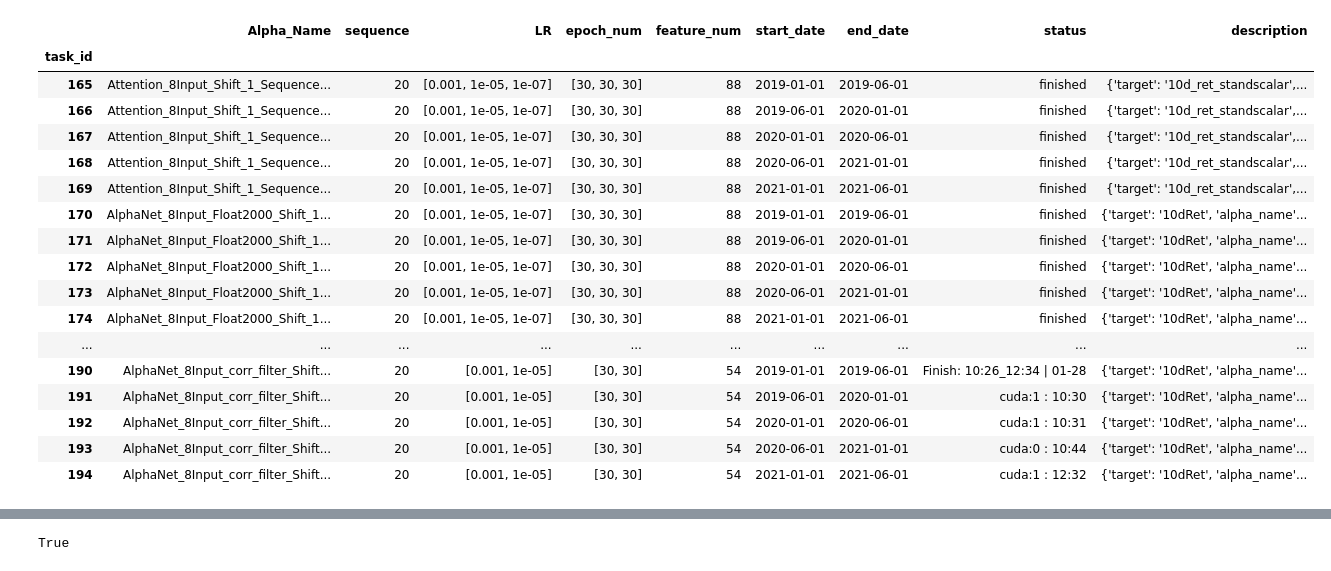
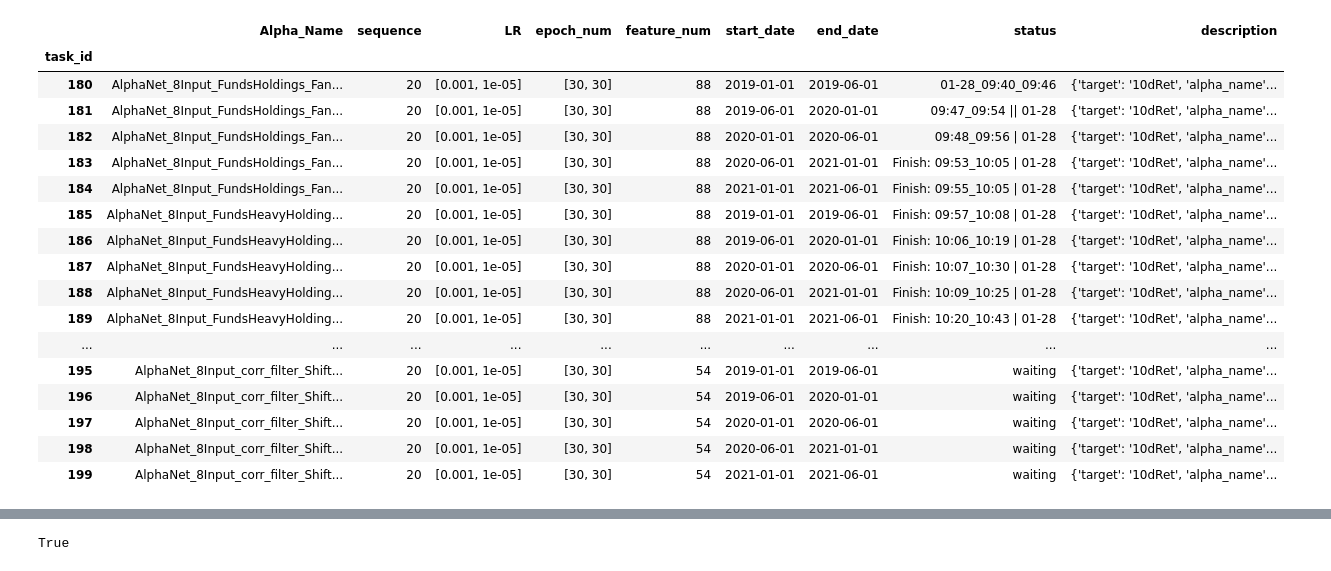
Before and after one commit to June24-Wu/Shannon, a Jupyter notebook: AlphaNet/Code Example/Task Monitoring.ipynb, the cells around one changed output, grey strips where cells are left out. Drawn from its saved outputs; the diff is of its cells as text; code cells hidden in the pictures.

```diff
--- a/AlphaNet/Code Example/Task Monitoring.ipynb
+++ b/AlphaNet/Code Example/Task Monitoring.ipynb
@@ -36,24 +35,24 @@ task_info["Task"]
 # %%
-task_info["Task"][-30:]
+task_info["Task"][-20:]
 # %% [output]
 |  | Alpha_Name | sequence | LR | epoch_num | feature_num | start_date | end_date | status | description |
 | task_id |  |  |  |  |  |  |  |  |  |
-| 165 | Attention_8Input_Shift_1_Sequence... | 20 | [0.001, 1e-05, 1e-07] | [30, 30, 30] | 88 | 2019-01-01 | 2019-06-01 | finished | {'target': '10d_ret_standscalar',... |
-| 166 | Attention_8Input_Shift_1_Sequence... | 20 | [0.001, 1e-05, 1e-07] | [30, 30, 30] | 88 | 2019-06-01 | 2020-01-01 | finished | {'target': '10d_ret_standscalar',... |
-| 167 | Attention_8Input_Shift_1_Sequence... | 20 | [0.001, 1e-05, 1e-07] | [30, 30, 30] | 88 | 2020-01-01 | 2020-06-01 | finished | {'target': '10d_ret_standscalar',... |
-| 168 | Attention_8Input_Shift_1_Sequence... | 20 | [0.001, 1e-05, 1e-07] | [30, 30, 30] | 88 | 2020-06-01 | 2021-01-01 | finished | {'target': '10d_ret_standscalar',... |
-| 169 | Attention_8Input_Shift_1_Sequence... | 20 | [0.001, 1e-05, 1e-07] | [30, 30, 30] | 88 | 2021-01-01 | 2021-06-01 | finished | {'target': '10d_ret_standscalar',... |
-| 170 | AlphaNet_8Input_Float2000_Shift_1... | 20 | [0.001, 1e-05, 1e-07] | [30, 30, 30] | 88 | 2019-01-01 | 2019-06-01 | finished | {'target': '10dRet', 'alpha_name'... |
-| 171 | AlphaNet_8Input_Float2000_Shift_1... | 20 | [0.001, 1e-05, 1e-07] | [30, 30, 30] | 88 | 2019-06-01 | 2020-01-01 | finished | {'target': '10dRet', 'alpha_name'... |
-| 172 | AlphaNet_8Input_Float2000_Shift_1... | 20 | [0.001, 1e-05, 1e-07] | [30, 30, 30] | 88 | 2020-01-01 | 2020-06-01 | finished | {'target': '10dRet', 'alpha_name'... |
-| 173 | AlphaNet_8Input_Float2000_Shift_1... | 20 | [0.001, 1e-05, 1e-07] | [30, 30, 30] | 88 | 2020-06-01 | 2021-01-01 | finished | {'target': '10dRet', 'alpha_name'... |
-| 174 | AlphaNet_8Input_Float2000_Shift_1... | 20 | [0.001, 1e-05, 1e-07] | [30, 30, 30] | 88 | 2021-01-01 | 2021-06-01 | finished | {'target': '10dRet', 'alpha_name'... |
+| 180 | AlphaNet_8Input_FundsHoldings_Fan... | 20 | [0.001, 1e-05] | [30, 30] | 88 | 2019-01-01 | 2019-06-01 | 01-28_09:40_09:46 | {'target': '10dRet', 'alpha_name'... |
+| 181 | AlphaNet_8Input_FundsHoldings_Fan... | 20 | [0.001, 1e-05] | [30, 30] | 88 | 2019-06-01 | 2020-01-01 | 09:47_09:54 || 01-28 | {'target': '10dRet', 'alpha_name'... |
+| 182 | AlphaNet_8Input_FundsHoldings_Fan... | 20 | [0.001, 1e-05] | [30, 30] | 88 | 2020-01-01 | 2020-06-01 | 09:48_09:56 | 01-28 | {'target': '10dRet', 'alpha_name'... |
+| 183 | AlphaNet_8Input_FundsHoldings_Fan... | 20 | [0.001, 1e-05] | [30, 30] | 88 | 2020-06-01 | 2021-01-01 | Finish: 09:53_10:05 | 01-28 | {'target': '10dRet', 'alpha_name'... |
+| 184 | AlphaNet_8Input_FundsHoldings_Fan... | 20 | [0.001, 1e-05] | [30, 30] | 88 | 2021-01-01 | 2021-06-01 | Finish: 09:55_10:05 | 01-28 | {'target': '10dRet', 'alpha_name'... |
+| 185 | AlphaNet_8Input_FundsHeavyHolding... | 20 | [0.001, 1e-05] | [30, 30] | 88 | 2019-01-01 | 2019-06-01 | Finish: 09:57_10:08 | 01-28 | {'target': '10dRet', 'alpha_name'... |
+| 186 | AlphaNet_8Input_FundsHeavyHolding... | 20 | [0.001, 1e-05] | [30, 30] | 88 | 2019-06-01 | 2020-01-01 | Finish: 10:06_10:19 | 01-28 | {'target': '10dRet', 'alpha_name'... |
+| 187 | AlphaNet_8Input_FundsHeavyHolding... | 20 | [0.001, 1e-05] | [30, 30] | 88 | 2020-01-01 | 2020-06-01 | Finish: 10:07_10:30 | 01-28 | {'target': '10dRet', 'alpha_name'... |
+| 188 | AlphaNet_8Input_FundsHeavyHolding... | 20 | [0.001, 1e-05] | [30, 30] | 88 | 2020-06-01 | 2021-01-01 | Finish: 10:09_10:25 | 01-28 | {'target': '10dRet', 'alpha_name'... |
+| 189 | AlphaNet_8Input_FundsHeavyHolding... | 20 | [0.001, 1e-05] | [30, 30] | 88 | 2021-01-01 | 2021-06-01 | Finish: 10:20_10:43 | 01-28 | {'target': '10dRet', 'alpha_name'... |
 | ... | ... | ... | ... | ... | ... | ... | ... | ... | ... |
-| 190 | AlphaNet_8Input_corr_filter_Shift... | 20 | [0.001, 1e-05] | [30, 30] | 54 | 2019-01-01 | 2019-06-01 | Finish: 10:26_12:34 | 01-28 | {'target': '10dRet', 'alpha_name'... |
-| 191 | AlphaNet_8Input_corr_filter_Shift... | 20 | [0.001, 1e-05] | [30, 30] | 54 | 2019-06-01 | 2020-01-01 | cuda:1 : 10:30 | {'target': '10dRet', 'alpha_name'... |
-| 192 | AlphaNet_8Input_corr_filter_Shift... | 20 | [0.001, 1e-05] | [30, 30] | 54 | 2020-01-01 | 2020-06-01 | cuda:1 : 10:31 | {'target': '10dRet', 'alpha_name'... |
-| 193 | AlphaNet_8Input_corr_filter_Shift... | 20 | [0.001, 1e-05] | [30, 30] | 54 | 2020-06-01 | 2021-01-01 | cuda:0 : 10:44 | {'target': '10dRet', 'alpha_name'... |
-| 194 | AlphaNet_8Input_corr_filter_Shift... | 20 | [0.001, 1e-05] | [30, 30] | 54 | 2021-01-01 | 2021-06-01 | cuda:1 : 12:32 | {'target': '10dRet', 'alpha_name'... |
+| 195 | AlphaNet_8Input_corr_filter_Shift... | 20 | [0.001, 1e-05] | [30, 30] | 54 | 2019-01-01 | 2019-06-01 | waiting | {'target': '10dRet', 'alpha_name'... |
+| 196 | AlphaNet_8Input_corr_filter_Shift... | 20 | [0.001, 1e-05] | [30, 30] | 54 | 2019-06-01 | 2020-01-01 | waiting | {'target': '10dRet', 'alpha_name'... |
+| 197 | AlphaNet_8Input_corr_filter_Shift... | 20 | [0.001, 1e-05] | [30, 30] | 54 | 2020-01-01 | 2020-06-01 | waiting | {'target': '10dRet', 'alpha_name'... |
+| 198 | AlphaNet_8Input_corr_filter_Shift... | 20 | [0.001, 1e-05] | [30, 30] | 54 | 2020-06-01 | 2021-01-01 | waiting | {'target': '10dRet', 'alpha_name'... |
+| 199 | AlphaNet_8Input_corr_filter_Shift... | 20 | [0.001, 1e-05] | [30, 30] | 54 | 2021-01-01 | 2021-06-01 | waiting | {'target': '10dRet', 'alpha_name'... |
 # %%
 task_info["Factor"]
 # %% [output]
```
Also changed, not shown: parts of 3 cells of this notebook, 3 other files.
